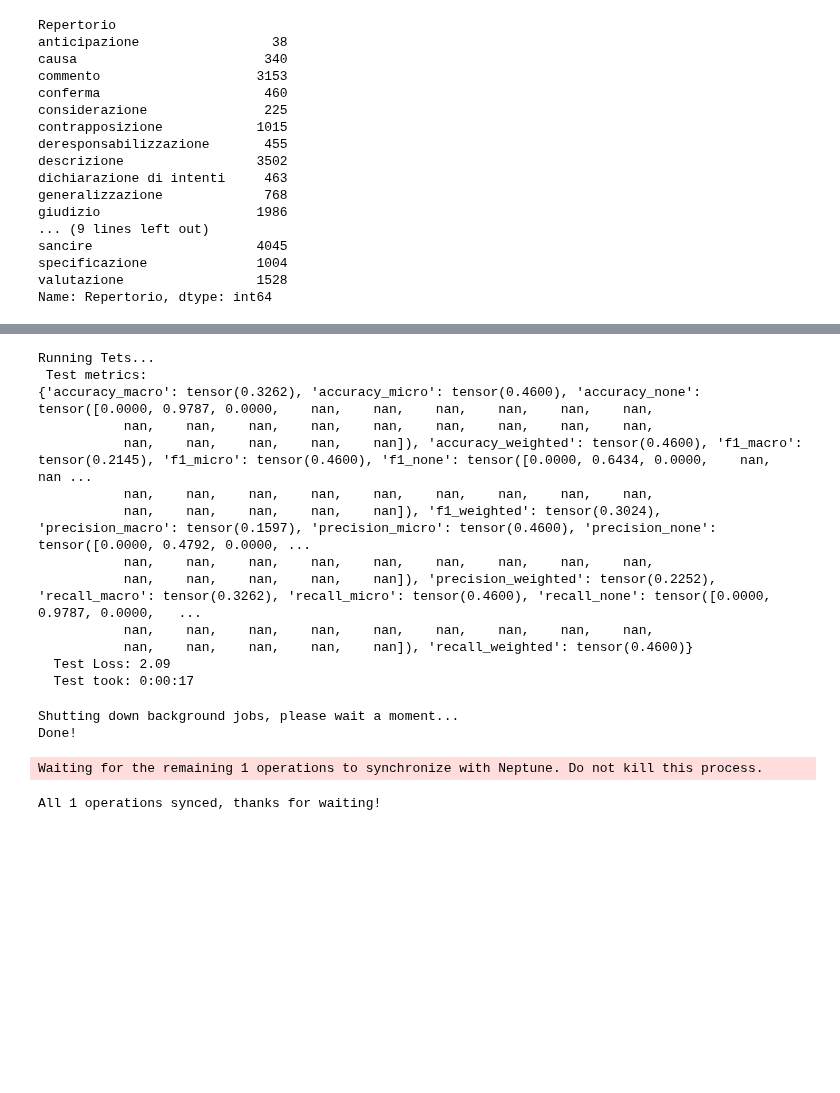
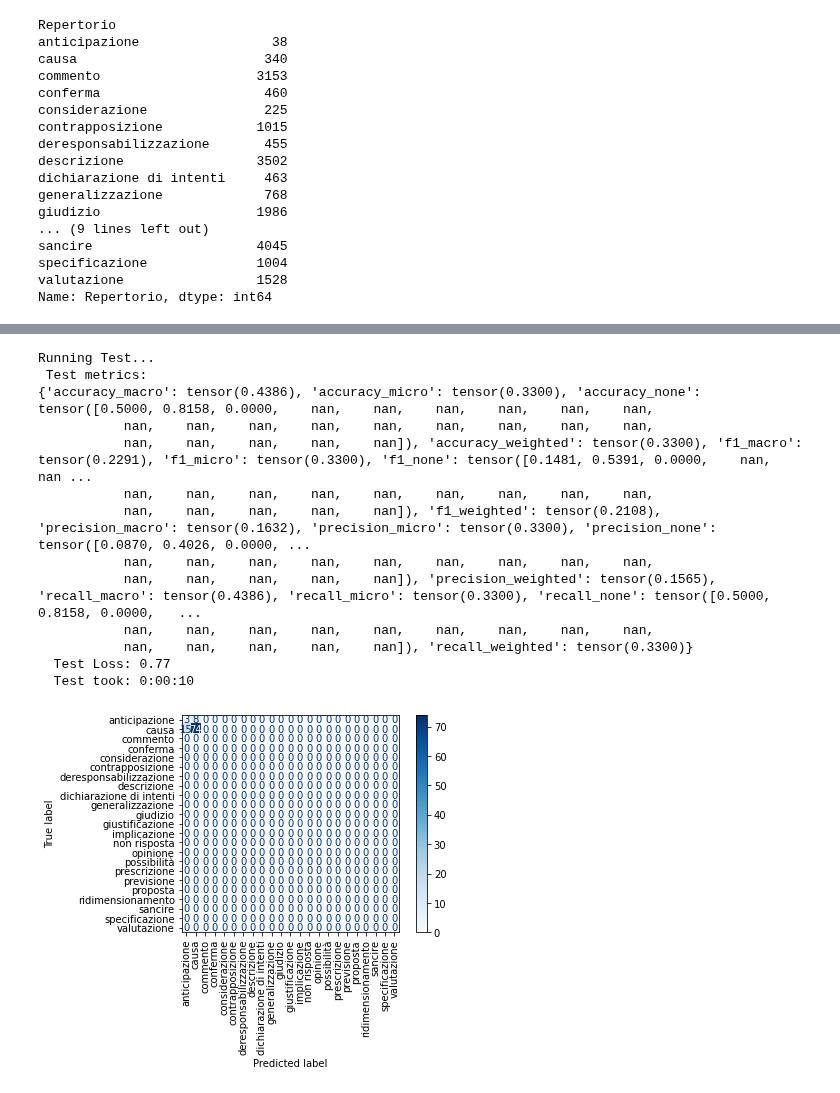
Before and after one commit to rikicamme01/DialogiTECH, a Jupyter notebook: notebooks/AlBERTo_train.ipynb, the cells around one changed output, grey strips where cells are left out. Drawn from its saved outputs; the diff is of its cells as text; code cells hidden in the pictures; blank space fills up the shorter version.

Commit message:
aggiunta matrice di confusione

```diff
--- a/notebooks/AlBERTo_train.ipynb
+++ b/notebooks/AlBERTo_train.ipynb
@@ -133,6 +148,7 @@ from sklearn import preprocessing
 
 training_encodings = tokenizer(
             train_df['Stralcio'][:100].tolist(),
+            max_length=512,
             add_special_tokens=True,
             return_attention_mask=True,
             padding=True,
@@ -140,6 +156,7 @@ training_encodings = tokenizer(
         )
 test_encodings = tokenizer(
             test_df['Stralcio'][:100].tolist(),
+            max_length=512,
             add_special_tokens=True,
             return_attention_mask=True,
             padding=True,
@@ -147,6 +164,7 @@ test_encodings = tokenizer(
 )
 val_encodings = tokenizer(
             val_df['Stralcio'][:100].tolist(),
+            max_length=512,
             add_special_tokens=True,
             return_attention_mask=True,
             padding=True,
@@ -462,13 +490,16 @@ KeyboardInterrupt:
 # Measure performance on
 # the validation set.
 
-test_dataloader = DataLoader(test_dataset, batch_size=batch_size, shuffle=True)
+test_dataloader = DataLoader(test_dataset, batch_size=batch_size, shuffle=False)
 
 print("")
 print("Running Test...")
 
 metric_collection.reset()
 t0 = time.time()
+
+# Save prediction for confusion matrix
+pred = []
 
 # Put the model in evaluation mode: the dropout layers behave differently
 model.eval()
@@ -509,9 +540,12 @@ for batch in test_dataloader:
     logits = logits.detach().cpu()
     label_ids = b_labels.to('cpu')
 
+    batch_pred = logits.softmax(dim=1)
+    pred += batch_pred.argmax(dim=1)
+
     # metric on current batch
 
-    batch_metric = metric_collection.update(logits.softmax(dim=1), label_ids)
+    batch_metric = metric_collection.update(batch_pred, label_ids)
 
 # Report the final metrics for this validation phase.
 # metric on all batches using custom accumulation from torchmetrics library
@@ -534,23 +568,31 @@ print("  Test took: {:}".format(test_time))
 
 #torch.save(model.state_dict(), "./")
 # %% [output]
-Running Tets...
+Running Test...
  Test metrics:
-{'accuracy_macro': tensor(0.3262), 'accuracy_micro': tensor(0.4600), 'accuracy_none': tensor([0.0000, 0.9787, 0.0000,    nan,    nan,    nan,    nan,    nan,    nan,
+{'accuracy_macro': tensor(0.4386), 'accuracy_micro': tensor(0.3300), 'accuracy_none': tensor([0.5000, 0.8158, 0.0000,    nan,    nan,    nan,    nan,    nan,    nan,
            nan,    nan,    nan,    nan,    nan,    nan,    nan,    nan,    nan,
-           nan,    nan,    nan,    nan,    nan]), 'accuracy_weighted': tensor(0.4600), 'f1_macro': tensor(0.2145), 'f1_micro': tensor(0.4600), 'f1_none': tensor([0.0000, 0.6434, 0.0000,    nan,    nan ...
+           nan,    nan,    nan,    nan,    nan]), 'accuracy_weighted': tensor(0.3300), 'f1_macro': tensor(0.2291), 'f1_micro': tensor(0.3300), 'f1_none': tensor([0.1481, 0.5391, 0.0000,    nan,    nan ...
            nan,    nan,    nan,    nan,    nan,    nan,    nan,    nan,    nan,
-           nan,    nan,    nan,    nan,    nan]), 'f1_weighted': tensor(0.3024), 'precision_macro': tensor(0.1597), 'precision_micro': tensor(0.4600), 'precision_none': tensor([0.0000, 0.4792, 0.0000, ...
+           nan,    nan,    nan,    nan,    nan]), 'f1_weighted': tensor(0.2108), 'precision_macro': tensor(0.1632), 'precision_micro': tensor(0.3300), 'precision_none': tensor([0.0870, 0.4026, 0.0000, ...
            nan,    nan,    nan,    nan,    nan,    nan,    nan,    nan,    nan,
-           nan,    nan,    nan,    nan,    nan]), 'precision_weighted': tensor(0.2252), 'recall_macro': tensor(0.3262), 'recall_micro': tensor(0.4600), 'recall_none': tensor([0.0000, 0.9787, 0.0000,   ...
+           nan,    nan,    nan,    nan,    nan]), 'precision_weighted': tensor(0.1565), 'recall_macro': tensor(0.4386), 'recall_micro': tensor(0.3300), 'recall_none': tensor([0.5000, 0.8158, 0.0000,   ...
            nan,    nan,    nan,    nan,    nan,    nan,    nan,    nan,    nan,
-           nan,    nan,    nan,    nan,    nan]), 'recall_weighted': tensor(0.4600)}
-  Test Loss: 2.09
-  Test took: 0:00:17
+           nan,    nan,    nan,    nan,    nan]), 'recall_weighted': tensor(0.3300)}
+  Test Loss: 0.77
+  Test took: 0:00:10
+# %%
+from sklearn.metrics import confusion_matrix
+from sklearn.metrics import ConfusionMatrixDisplay
+
+encoded_labels = le.transform(labels)
+y_true = test_dataset[:]['labels']
+cm = confusion_matrix(y_true, pred, encoded_labels)
+disp = ConfusionMatrixDisplay(cm, display_labels=labels)
+disp.plot(cmap="Blues", values_format='',xticks_rotation='vertical')
+
+run["confusion_matrix"].upload(neptune.types.File.as_image(disp.figure_))
+# %% [output]
+[figure, added]
 # %%
 run.stop()
-# %% [output]
-Shutting down background jobs, please wait a moment...
-Done!
-Waiting for the remaining 1 operations to synchronize with Neptune. Do not kill this process.
-All 1 operations synced, thanks for waiting!
```
Also changed, not shown: parts of 6 cells of this notebook, 2 other files.
